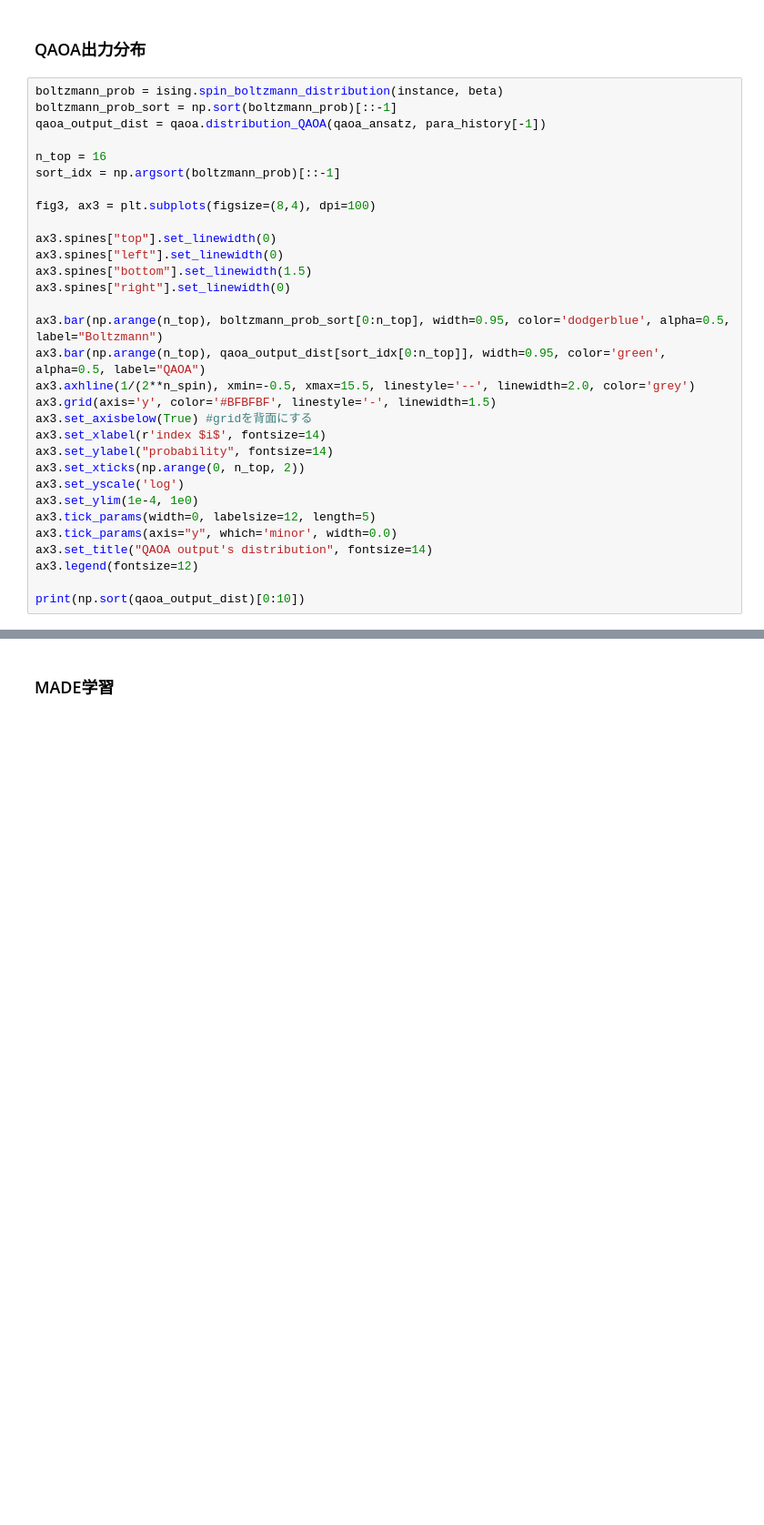
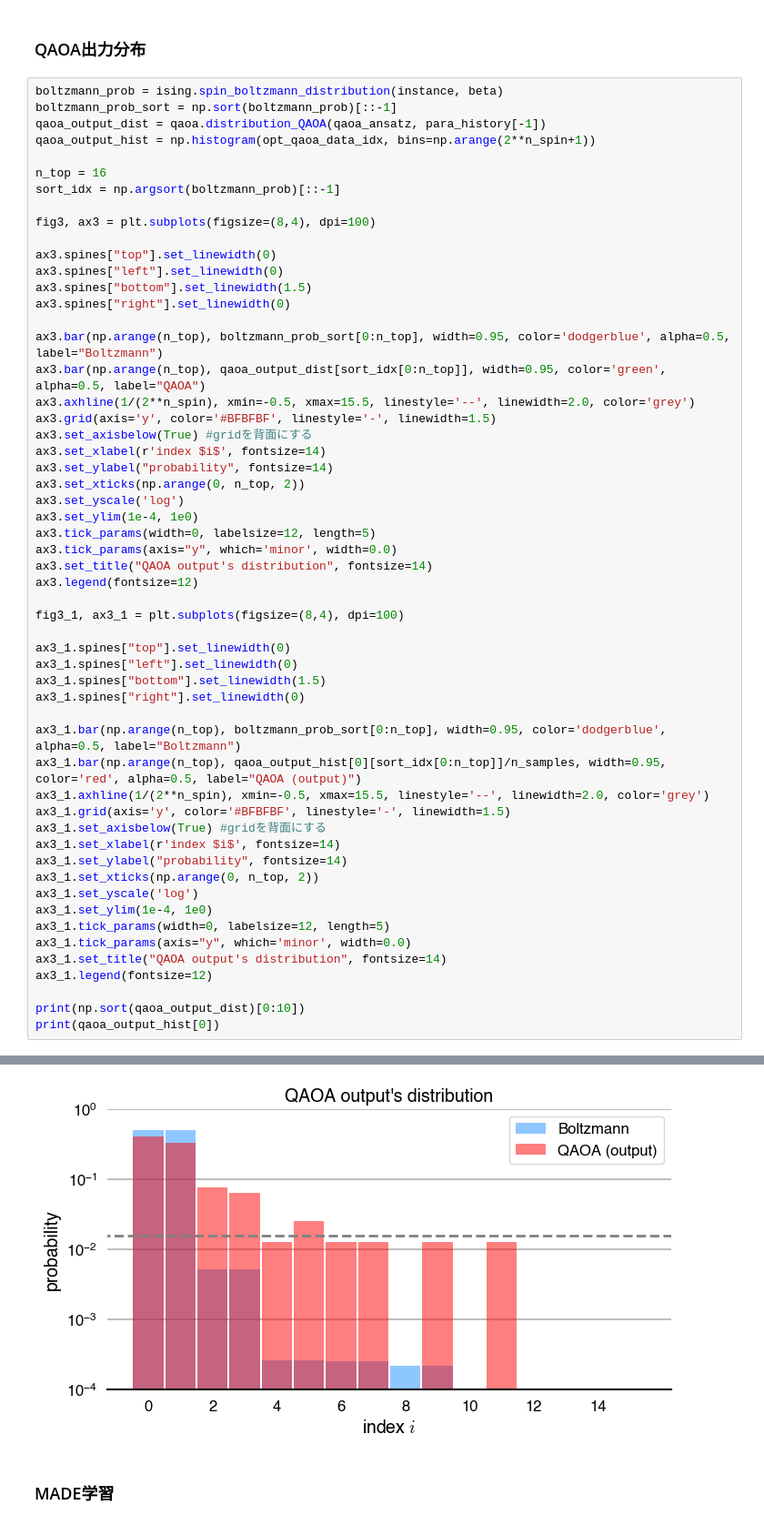
Before and after one commit to yuichiro-nakano/data_for_qaoa-made-mcmc, a Jupyter notebook: notebooks/20240703_spectral_gap_analysis.ipynb, the cells around one changed output, grey strips where cells are left out. Shown at 91% size. Cells and saved outputs as stored; diff of their text form; blank space fills up the shorter version.

```diff
--- a/notebooks/20240703_spectral_gap_analysis.ipynb
+++ b/notebooks/20240703_spectral_gap_analysis.ipynb
@@ -163,6 +164,7 @@ Optimization terminated successfully.
 boltzmann_prob = ising.spin_boltzmann_distribution(instance, beta)
 boltzmann_prob_sort = np.sort(boltzmann_prob)[::-1]
 qaoa_output_dist = qaoa.distribution_QAOA(qaoa_ansatz, para_history[-1])
+qaoa_output_hist = np.histogram(opt_qaoa_data_idx, bins=np.arange(2**n_spin+1))
 
 n_top = 16
 sort_idx = np.argsort(boltzmann_prob)[::-1]
@@ -189,7 +191,30 @@ ax3.tick_params(axis="y", which='minor', width=0.0)
 ax3.set_title("QAOA output's distribution", fontsize=14)
 ax3.legend(fontsize=12)
 
+fig3_1, ax3_1 = plt.subplots(figsize=(8,4), dpi=100)
+
+ax3_1.spines["top"].set_linewidth(0)
+ax3_1.spines["left"].set_linewidth(0)
+ax3_1.spines["bottom"].set_linewidth(1.5)
+ax3_1.spines["right"].set_linewidth(0)
+
+ax3_1.bar(np.arange(n_top), boltzmann_prob_sort[0:n_top], width=0.95, color='dodgerblue', alpha=0.5, label="Boltzmann")
+ax3_1.bar(np.arange(n_top), qaoa_output_hist[0][sort_idx[0:n_top]]/n_samples, width=0.95, color='red', alpha=0.5, label="QAOA (output)")
+ax3_1.axhline(1/(2**n_spin), xmin=-0.5, xmax=15.5, linestyle='--', linewidth=2.0, color='grey')
+ax3_1.grid(axis='y', color='#BFBFBF', linestyle='-', linewidth=1.5)
+ax3_1.set_axisbelow(True) #gridを背面にする
+ax3_1.set_xlabel(r'index $i$', fontsize=14)
+ax3_1.set_ylabel("probability", fontsize=14)
+ax3_1.set_xticks(np.arange(0, n_top, 2))
+ax3_1.set_yscale('log')
+ax3_1.set_ylim(1e-4, 1e0)
+ax3_1.tick_params(width=0, labelsize=12, length=5)
+ax3_1.tick_params(axis="y", which='minor', width=0.0)
+ax3_1.set_title("QAOA output's distribution", fontsize=14)
+ax3_1.legend(fontsize=12)
+
 print(np.sort(qaoa_output_dist)[0:10])
+print(qaoa_output_hist[0])
 # %% [output]
 [3.03277650e-05 3.03277650e-05 3.31486757e-05 3.31486757e-05
  4.45455216e-05 4.45455216e-05 5.57673612e-05 5.57673612e-05
@@ -197,4 +225,5 @@ print(np.sort(qaoa_output_dist)[0:10])
 [figure]
+[figure, added]
 # %% [markdown]
 ### MADE学習
 # %%
```
Also changed, not shown: parts of 5 cells of this notebook.
